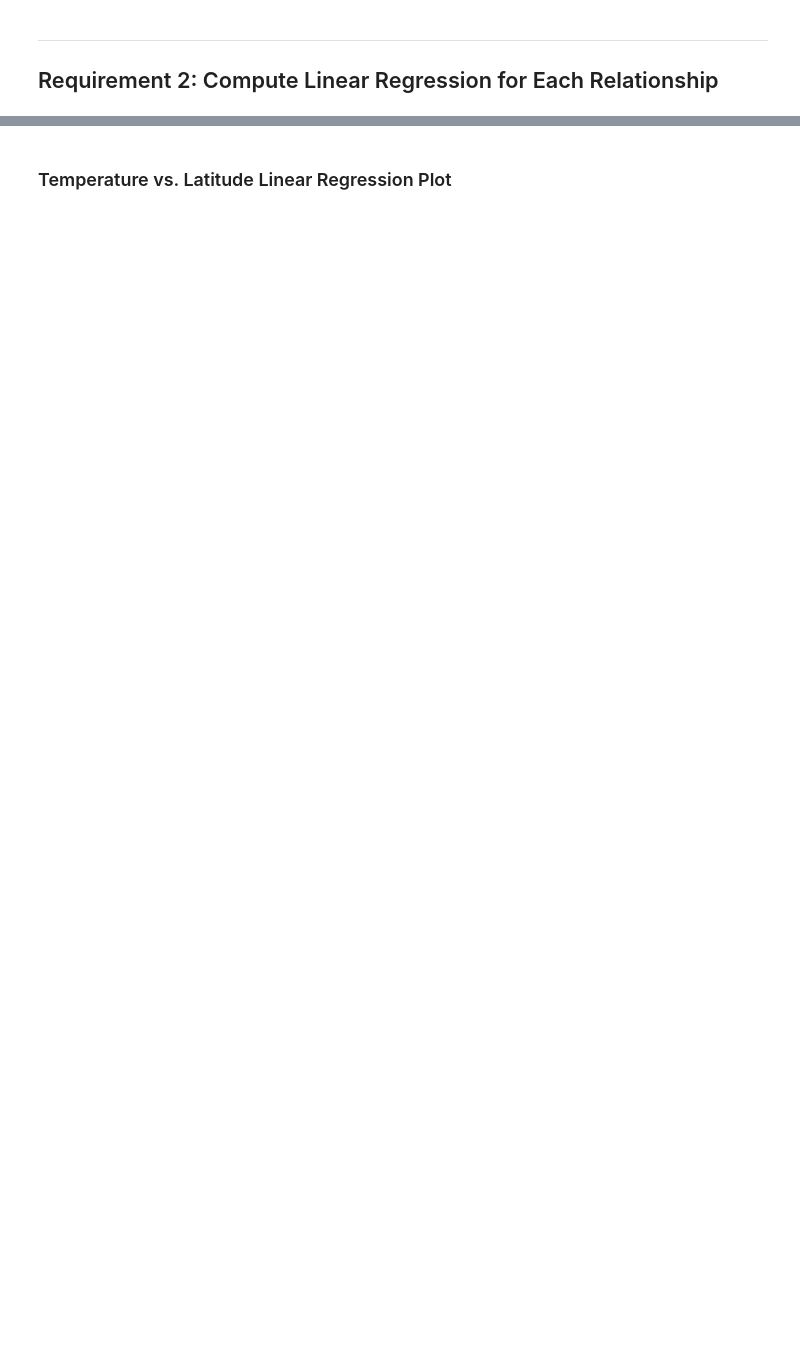
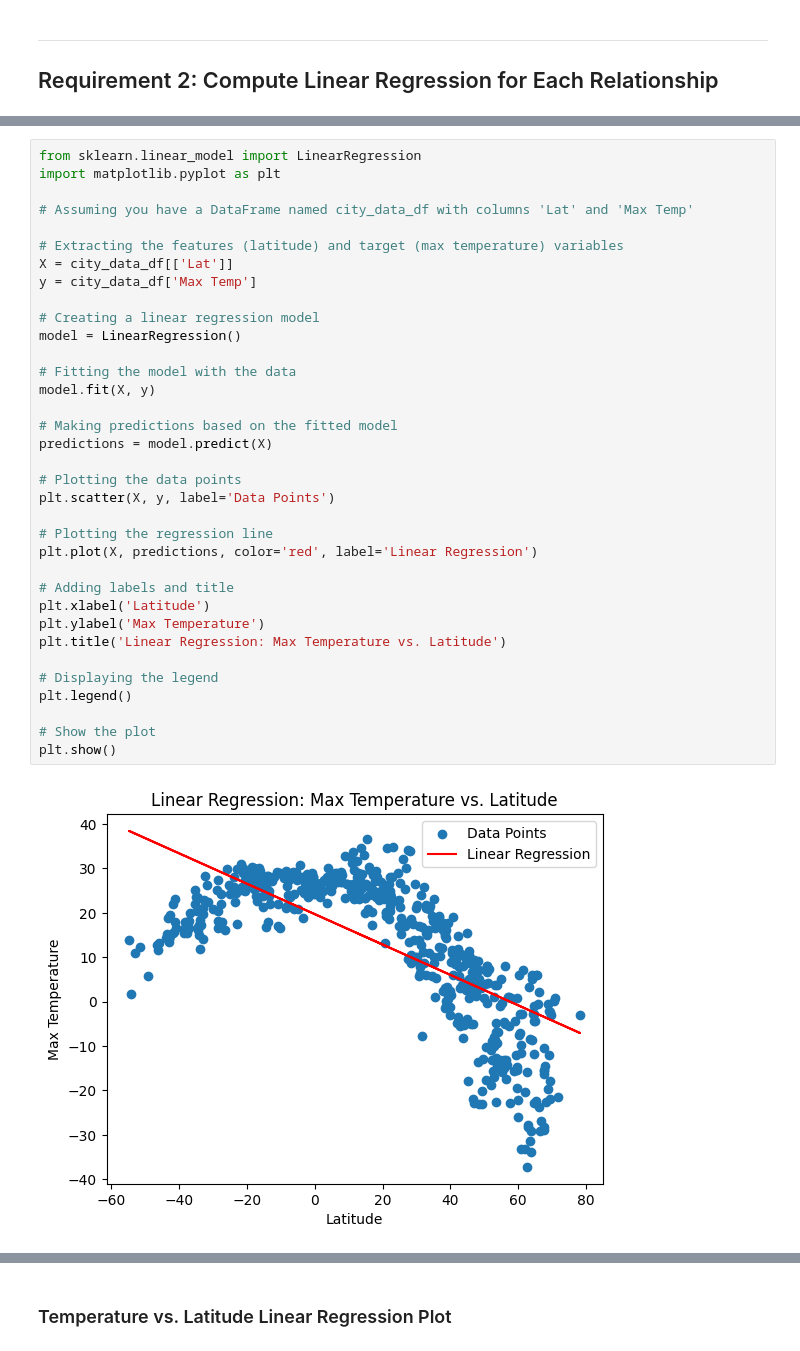
Before and after one commit to ayenioyekayode/python-api-challenge, a Jupyter notebook: WeatherPy/WeatherPy.ipynb, the cells around one changed output, grey strips where cells are left out. Saved outputs shown, nothing was run; the diff lists cells and outputs as text; blank space fills up the shorter version.

```diff
--- a/WeatherPy/WeatherPy.ipynb
+++ b/WeatherPy/WeatherPy.ipynb
@@ -284,2 +290,39 @@ NameError: name 'stats' is not defined
+# %%
+from sklearn.linear_model import LinearRegression
+import matplotlib.pyplot as plt
+
+# Assuming you have a DataFrame named city_data_df with columns 'Lat' and 'Max Temp'
+
+# Extracting the features (latitude) and target (max temperature) variables
+X = city_data_df[['Lat']]
+y = city_data_df['Max Temp']
+
+# Creating a linear regression model
+model = LinearRegression()
+
+# Fitting the model with the data
+model.fit(X, y)
+
+# Making predictions based on the fitted model
+predictions = model.predict(X)
+
+# Plotting the data points
+plt.scatter(X, y, label='Data Points')
+
+# Plotting the regression line
+plt.plot(X, predictions, color='red', label='Linear Regression')
+
+# Adding labels and title
+plt.xlabel('Latitude')
+plt.ylabel('Max Temperature')
+plt.title('Linear Regression: Max Temperature vs. Latitude')
+
+# Displaying the legend
+plt.legend()
+
+# Show the plot
+plt.show()
+# %% [output]
+[figure, added]
 # %%
 # Create a DataFrame with the Northern Hemisphere data (Latitude >= 0)
```
Also changed, not shown: parts of 17 cells of this notebook, 4 other files.
